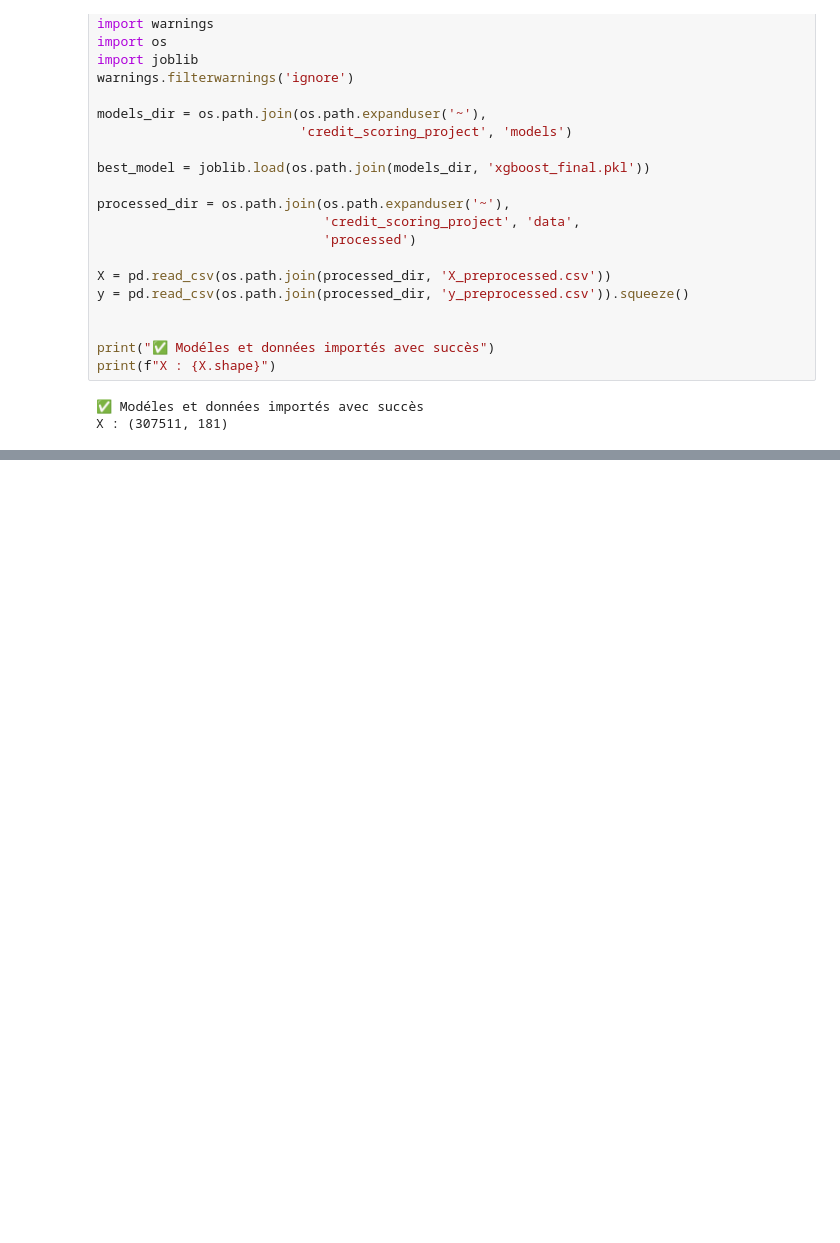
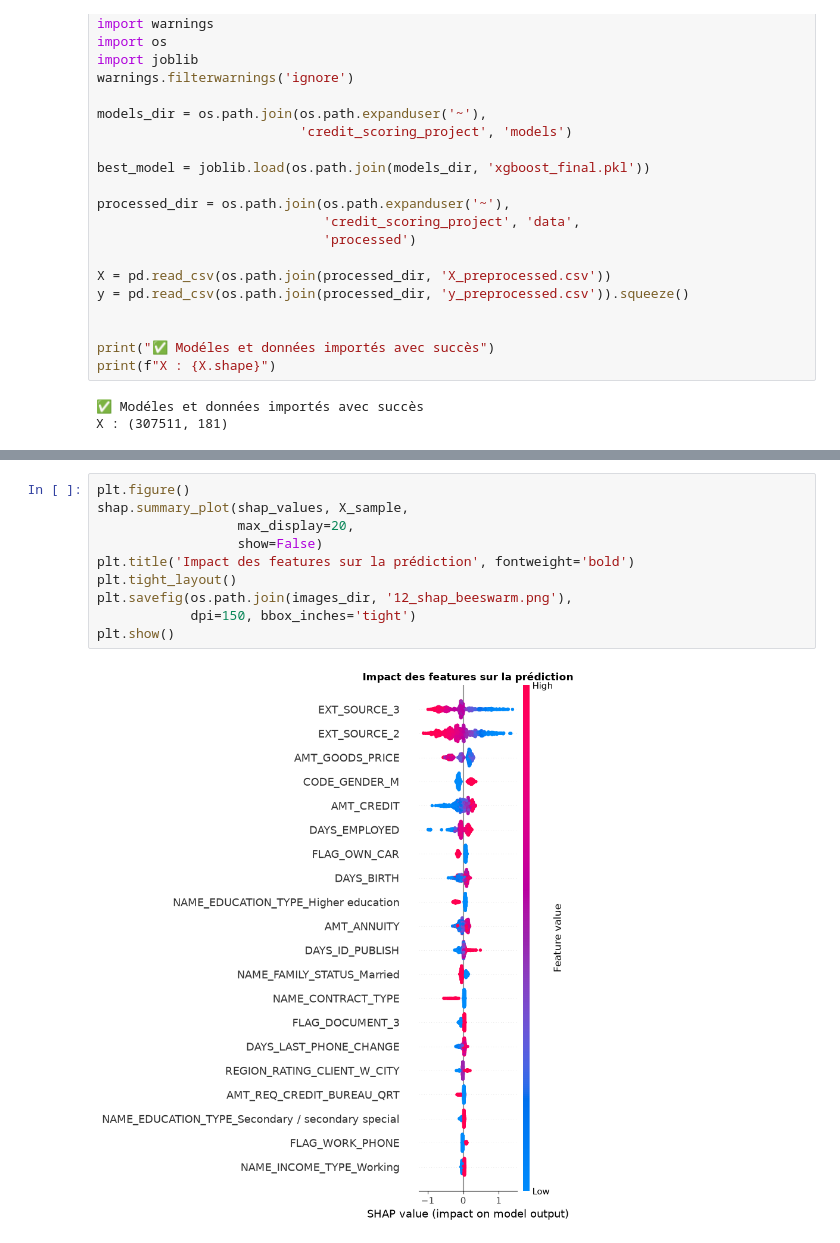
Before and after one commit to ThierryMa237/credit-scoring-project, a Jupyter notebook: notebooks/O5_explainability.ipynb, the cells around one changed output, grey strips where cells are left out. Saved outputs shown, nothing was run; the diff lists cells and outputs as text; blank space fills up the shorter version.

```diff
--- a/notebooks/O5_explainability.ipynb
+++ b/notebooks/O5_explainability.ipynb
@@ -33,0 +61,12 @@ X : (307511, 181)
+# %%
+plt.figure()
+shap.summary_plot(shap_values, X_sample,
+                  max_display=20,
+                  show=False)
+plt.title('Impact des features sur la prédiction', fontweight='bold')
+plt.tight_layout()
+plt.savefig(os.path.join(images_dir, '12_shap_beeswarm.png'),
+            dpi=150, bbox_inches='tight')
+plt.show()
+# %% [output]
+[figure, added]
```
Also changed, not shown: parts of 3 cells of this notebook, 3 other files.
